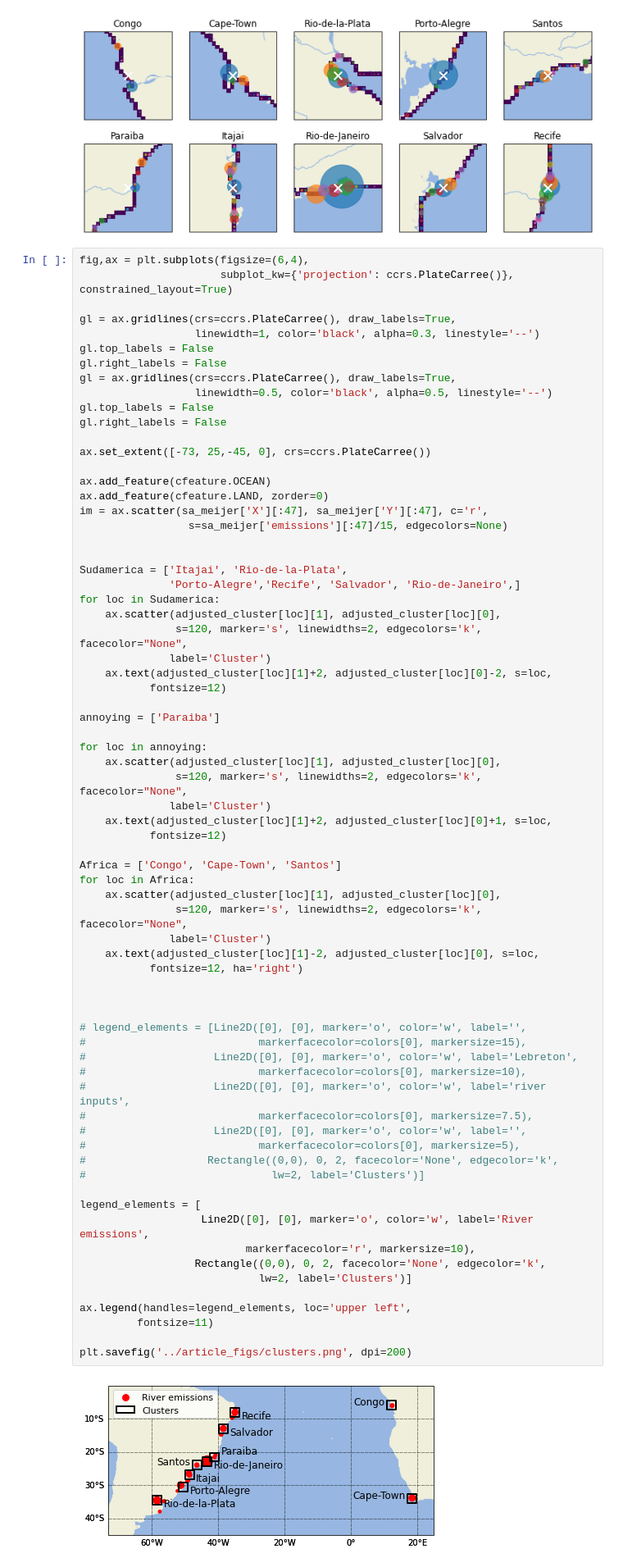
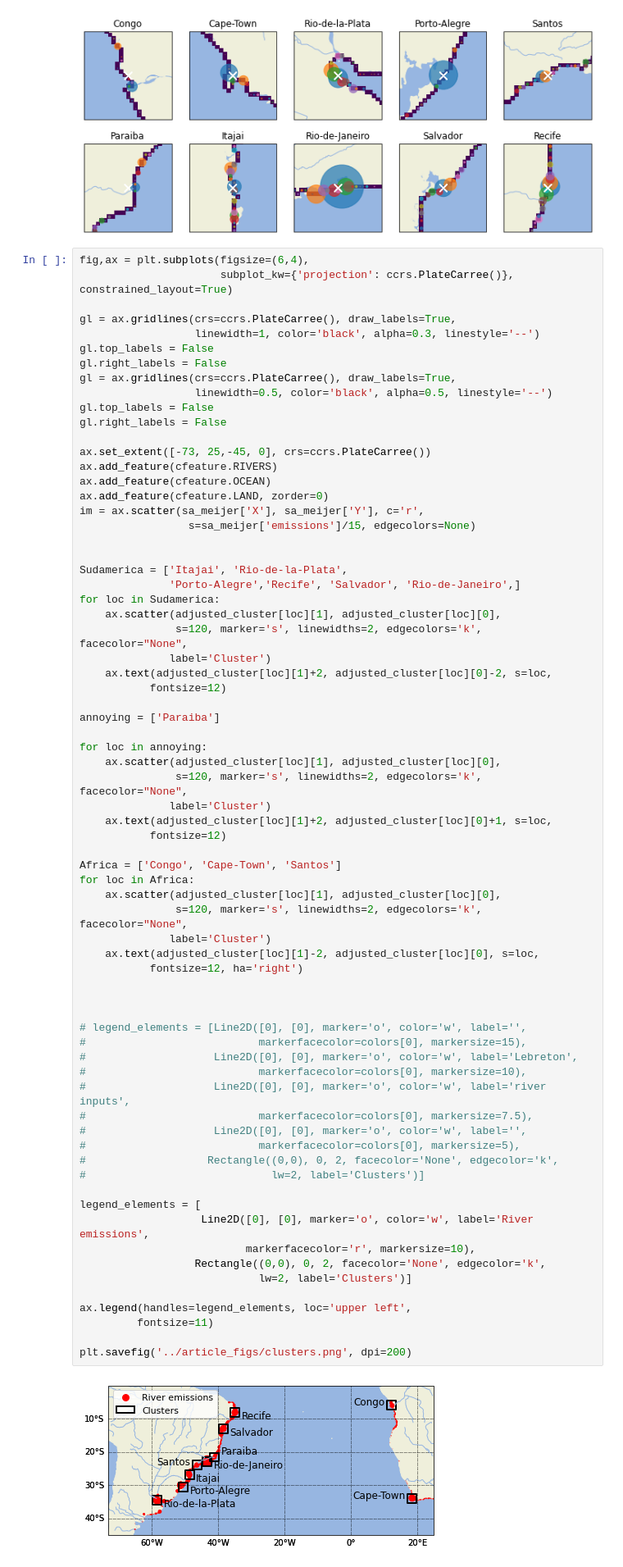
Before and after one commit to OceanParcels/BayesianAnalysis_SouthAtlantic, a Jupyter notebook: notebooks/Standard_method_release_particles_from_river_locations.ipynb, the cells around one changed output. Shown at 82% size. Drawn from its saved outputs; the diff is of its cells as text.

Commit message:
Modify plots for prezi

```diff
--- a/notebooks/Standard_method_release_particles_from_river_locations.ipynb
+++ b/notebooks/Standard_method_release_particles_from_river_locations.ipynb
@@ -451,11 +451,11 @@ gl.top_labels = False
 gl.right_labels = False
 
 ax.set_extent([-73, 25,-45, 0], crs=ccrs.PlateCarree())
-
+ax.add_feature(cfeature.RIVERS)
 ax.add_feature(cfeature.OCEAN)
 ax.add_feature(cfeature.LAND, zorder=0)
-im = ax.scatter(sa_meijer['X'][:47], sa_meijer['Y'][:47], c='r',
-                 s=sa_meijer['emissions'][:47]/15, edgecolors=None)
+im = ax.scatter(sa_meijer['X'], sa_meijer['Y'], c='r',
+                 s=sa_meijer['emissions']/15, edgecolors=None)
 
 
 Sudamerica = ['Itajai', 'Rio-de-la-Plata',
@@ -481,34 +481,34 @@ for loc in Africa:
     ax.scatter(adjusted_cluster[loc][1], adjusted_cluster[loc][0],
                s=120, marker='s', linewidths=2, edgecolors='k', facecolor="None",
               label='Cluster')
     ax.text(adjusted_cluster[loc][1]-2, adjusted_cluster[loc][0], s=loc,
            fontsize=12, ha='right')
 
 
 
 # legend_elements = [Line2D([0], [0], marker='o', color='w', label='',
 #                           markerfacecolor=colors[0], markersize=15),
 #                    Line2D([0], [0], marker='o', color='w', label='Lebreton',
 #                           markerfacecolor=colors[0], markersize=10),
 #                    Line2D([0], [0], marker='o', color='w', label='river inputs',
 #                           markerfacecolor=colors[0], markersize=7.5),
 #                    Line2D([0], [0], marker='o', color='w', label='',
 #                           markerfacecolor=colors[0], markersize=5),
 #                   Rectangle((0,0), 0, 2, facecolor='None', edgecolor='k',
 #                             lw=2, label='Clusters')]
 
 legend_elements = [
                    Line2D([0], [0], marker='o', color='w', label='River emissions',
                           markerfacecolor='r', markersize=10),
                   Rectangle((0,0), 0, 2, facecolor='None', edgecolor='k',
                             lw=2, label='Clusters')]
 
 ax.legend(handles=legend_elements, loc='upper left',
          fontsize=11)
 
 plt.savefig('../article_figs/clusters.png', dpi=200)
 # %% [output]
-[figure, old version]
+[figure, new version]
 # %%
 fig,ax = plt.subplots(figsize=(6,4),
                       subplot_kw={'projection': ccrs.PlateCarree()}, constrained_layout=True)
```
Also changed, not shown: parts of 3 cells of this notebook, 2 other files.
